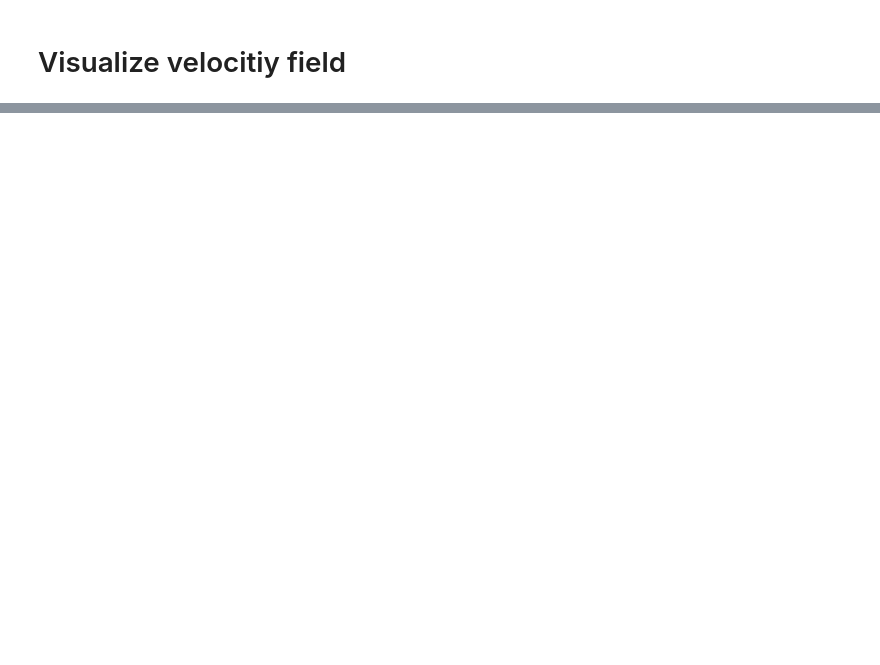
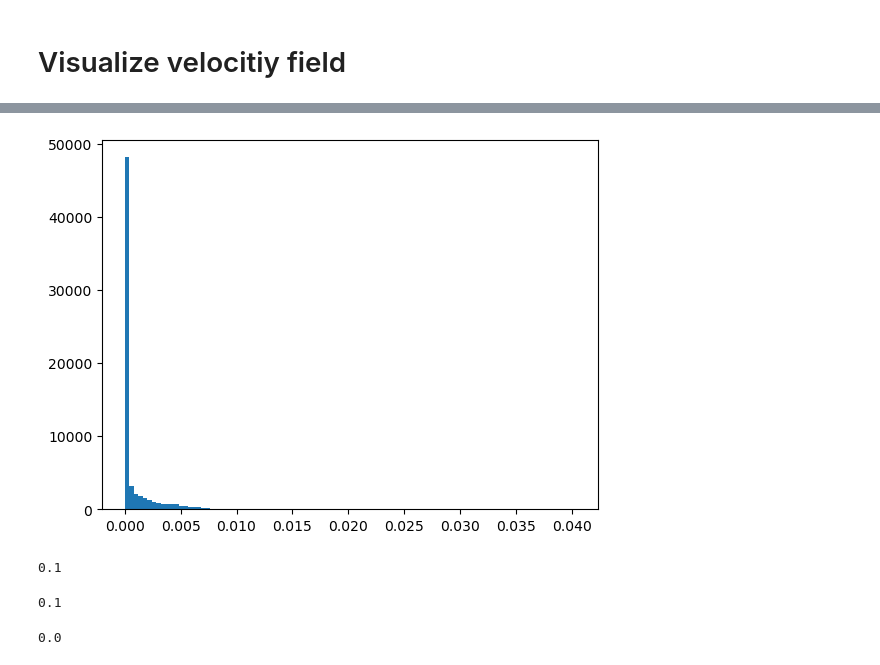
Before and after one commit to dioscuri-tda/PhysInfPorousFluidFlow, a Jupyter notebook: notebooks/VisualizePrediction.ipynb, the cells around one changed output, grey strips where cells are left out. Saved outputs shown, nothing was run; the diff lists cells and outputs as text; code cells hidden in the pictures; blank space fills up the shorter version.

```diff
--- a/notebooks/VisualizePrediction.ipynb
+++ b/notebooks/VisualizePrediction.ipynb
@@ -148,0 +141,5 @@ plot_structure_velocity_prediction(structure=structure, velocity_gt=velocity, ve
+# %%
+_ = plt.hist(np.linalg.norm(velocity, axis=2).reshape(-1,1), bins=100)
+#_ = plt.hist(np.linalg.norm(velocity_prediction, axis=2).reshape(-1,1), bins=100)
+# %% [output]
+[figure, added]
@@ -148,0 +151,12 @@ plot_structure_velocity_prediction(structure=structure, velocity_gt=velocity, ve
+# %%
+np.linalg.norm(X0, axis=2).max()
+# %% [output]
+0.1
+# %%
+np.linalg.norm(X1, axis=2).max()
+# %% [output]
+0.1
+# %%
+np.abs((X0-X1)).max()
+# %% [output]
+0.0
```
Also changed, not shown: parts of 14 cells of this notebook.
